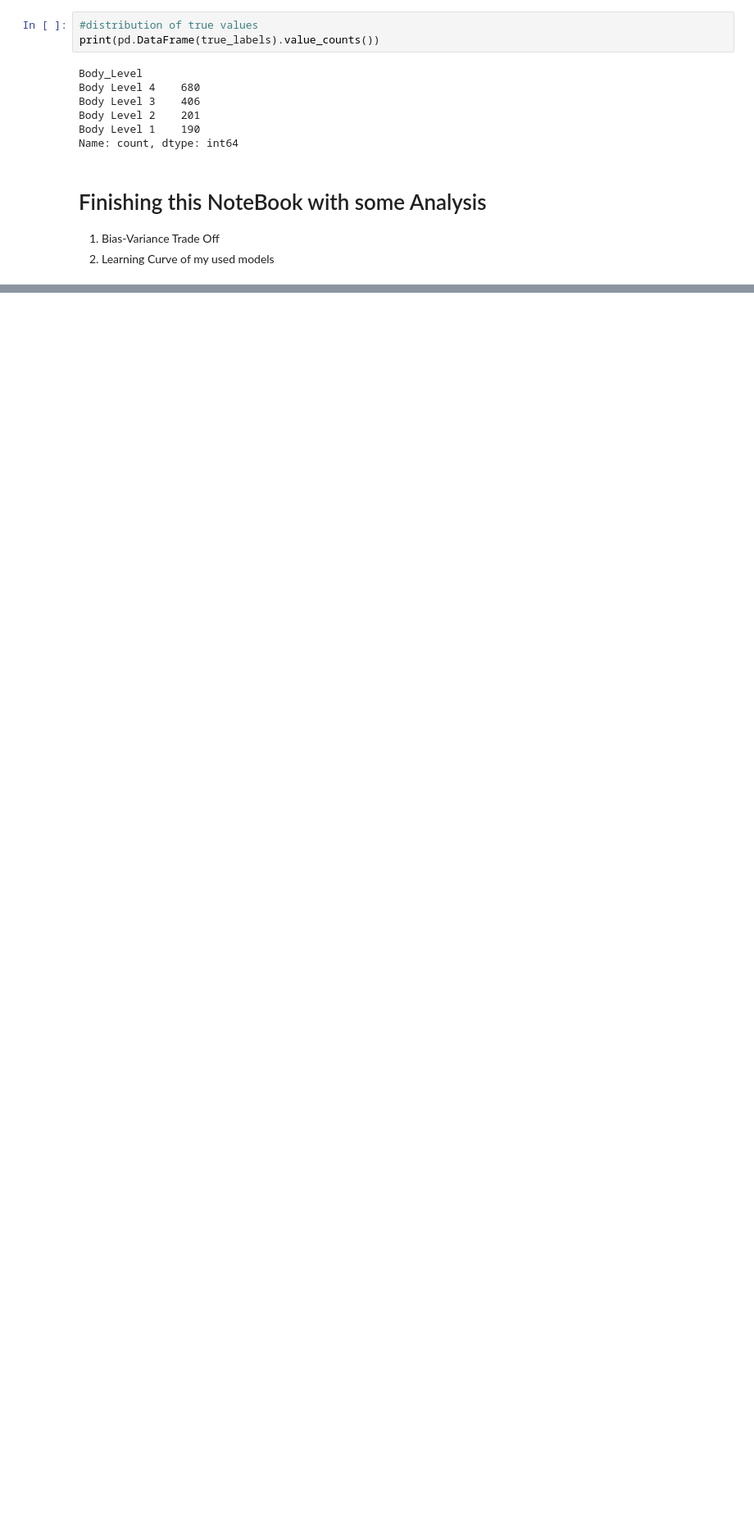
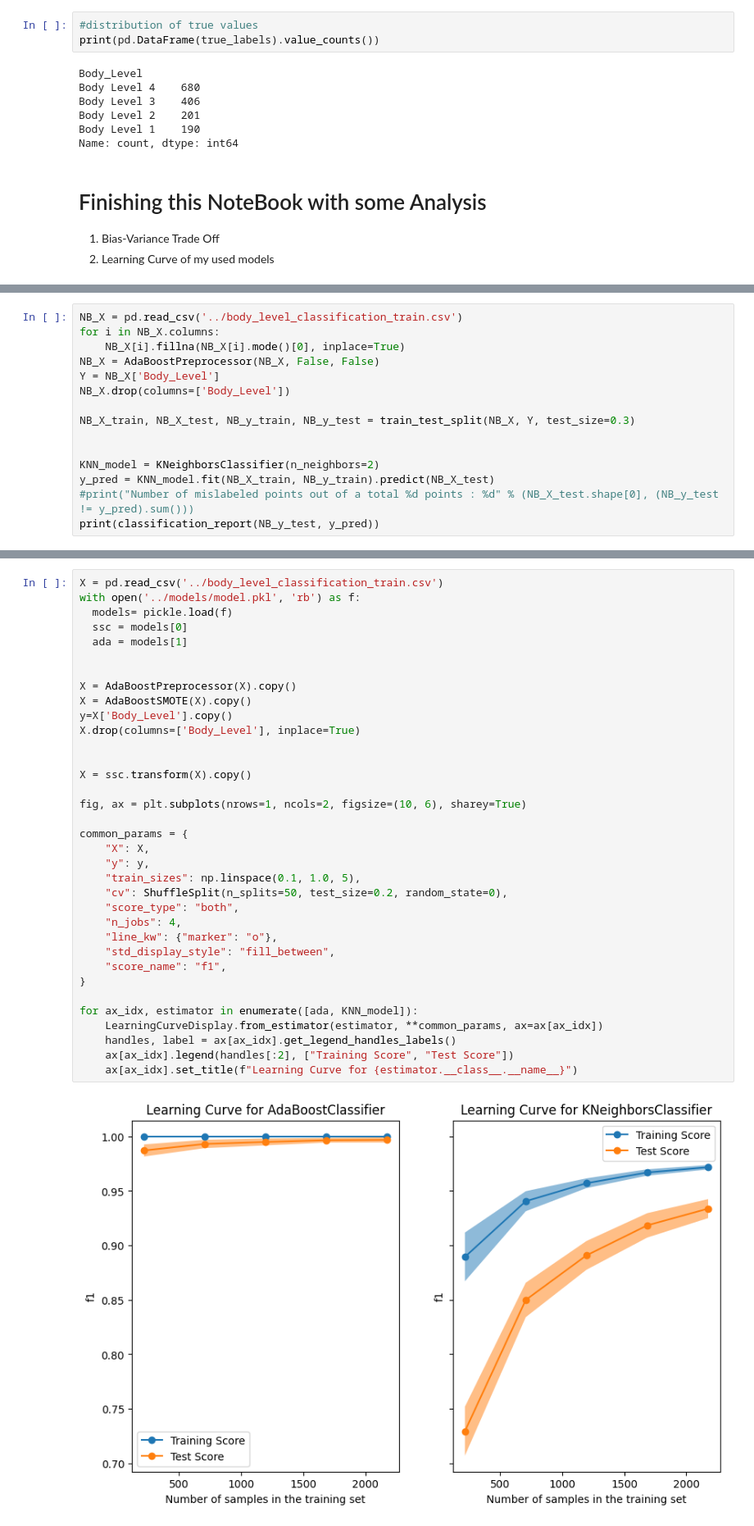
Before and after one commit to aymanreda56/Classical-ML, a Jupyter notebook: ensemble/ensemble.ipynb, the cells around one changed output, grey strips where cells are left out. Shown: that part at 82% size. Saved outputs shown, nothing was run; the diff lists cells and outputs as text; blank space fills up the shorter version.

Commit message:
learning curve ada vs KNN

```diff
--- a/ensemble/ensemble.ipynb
+++ b/ensemble/ensemble.ipynb
@@ -738,0 +750,15 @@ for ax_idx, estimator in enumerate([ada, RF_fin]):
+# %%
+NB_X = pd.read_csv('../body_level_classification_train.csv')
+for i in NB_X.columns:
+    NB_X[i].fillna(NB_X[i].mode()[0], inplace=True)
+NB_X = AdaBoostPreprocessor(NB_X, False, False)
+Y = NB_X['Body_Level']
+NB_X.drop(columns=['Body_Level'])
+
+NB_X_train, NB_X_test, NB_y_train, NB_y_test = train_test_split(NB_X, Y, test_size=0.3)
+
+
+KNN_model = KNeighborsClassifier(n_neighbors=2)
+y_pred = KNN_model.fit(NB_X_train, NB_y_train).predict(NB_X_test)
+#print("Number of mislabeled points out of a total %d points : %d" % (NB_X_test.shape[0], (NB_y_test != y_pred).sum()))
+print(classification_report(NB_y_test, y_pred))
@@ -738,0 +778,37 @@ for ax_idx, estimator in enumerate([ada, RF_fin]):
+# %%
+X = pd.read_csv('../body_level_classification_train.csv')
+with open('../models/model.pkl', 'rb') as f:
+  models= pickle.load(f)
+  ssc = models[0]
+  ada = models[1]
+
+
+X = AdaBoostPreprocessor(X).copy()
+X = AdaBoostSMOTE(X).copy()
+y=X['Body_Level'].copy()
+X.drop(columns=['Body_Level'], inplace=True)
+
+
+X = ssc.transform(X).copy()
+
+fig, ax = plt.subplots(nrows=1, ncols=2, figsize=(10, 6), sharey=True)
+
+common_params = {
+    "X": X,
+    "y": y,
+    "train_sizes": np.linspace(0.1, 1.0, 5),
+    "cv": ShuffleSplit(n_splits=50, test_size=0.2, random_state=0),
+    "score_type": "both",
+    "n_jobs": 4,
+    "line_kw": {"marker": "o"},
+    "std_display_style": "fill_between",
+    "score_name": "f1",
+}
+
+for ax_idx, estimator in enumerate([ada, KNN_model]):
+    LearningCurveDisplay.from_estimator(estimator, **common_params, ax=ax[ax_idx])
+    handles, label = ax[ax_idx].get_legend_handles_labels()
+    ax[ax_idx].legend(handles[:2], ["Training Score", "Test Score"])
+    ax[ax_idx].set_title(f"Learning Curve for {estimator.__class__.__name__}")
+# %% [output]
+[figure, added]
```
Also changed, not shown: parts of 31 cells of this notebook, 3 other files.
